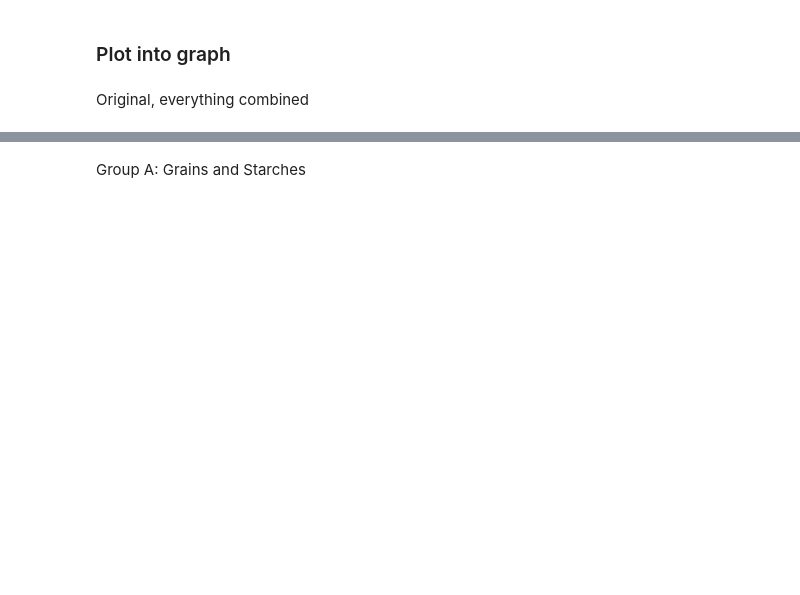
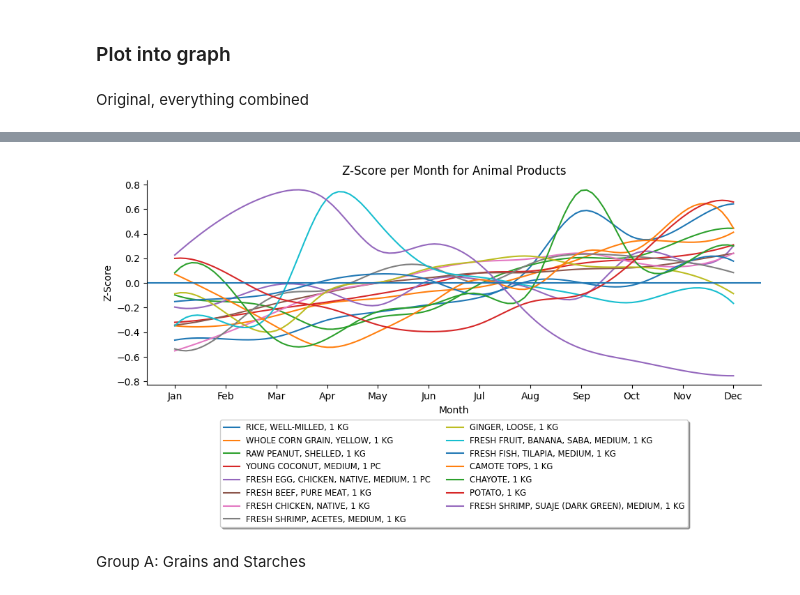
Before and after one commit to rue-22/cs132-group-two, a Jupyter notebook: EDA/EDAv1.ipynb, the cells around one changed output, grey strips where cells are left out. Drawn from its saved outputs; the diff is of its cells as text; code cells hidden in the pictures; blank space fills up the shorter version.

```diff
--- a/EDA/EDAv1.ipynb
+++ b/EDA/EDAv1.ipynb
@@ -342,2 +330,62 @@ Dec: 0.084
+# %%
+from scipy.interpolate import splrep, splev
+
+def plot_sd_difference(seasonality_results, unique_crops):
+    plt.figure(figsize=(10, 6))
+
+    for result in seasonality_results:
+        crop = result['crop']
+        sd_diff = result['sigma_diff_from_overall_mean']
+        months = result['months']
+        # print(f"{crop}:")
+        # for i in range (12):
+        #     print(f"{months[i]}: {round(sd_diff[i],3)}")
+        if result['crop'] not in unique_crops:
+            continue
+
+        # convert month names to numerical values for interpolation
+        month_numbers = np.arange(1, 13)
+
+        # cubic spline interpolation
+        spline = splrep(month_numbers, sd_diff, k=3)
+        smooth_months = np.linspace(1, 12, 100)
+        smooth_sd_diff = splev(smooth_months, spline)
+
+        plt.plot(smooth_months, smooth_sd_diff, label=crop)
+        #plt.plot(month_numbers, sd_diff, 'o') #original points
+
+    ax = plt.gca()
+    ax.spines['top'].set_visible(False)
+    ax.spines['right'].set_visible(False)
+    plt.title('Z-Score per Month for Animal Products')
+    plt.xlabel('Month')
+    plt.ylabel('Z-Score')
+    plt.grid(False)
+    plt.xticks(np.arange(1, 13), ['Jan', 'Feb', 'Mar', 'Apr', 'May', 'Jun', 'Jul', 'Aug', 'Sep', 'Oct', 'Nov', 'Dec'])
+    plt.legend(loc='upper center', bbox_to_anchor=(0.5, -0.15), fancybox=True, shadow=True, ncol=2, fontsize='small')
+    plt.tight_layout(pad=2)
+    plt.axhline()
+    plt.show()
+
+unique_crops = ["RICE, WELL-MILLED, 1 KG",
+                "WHOLE CORN GRAIN, YELLOW, 1 KG",
+                "POTATO, 1 KG",
+                "RAW PEANUT, SHELLED, 1 KG",
+                "GINGER, LOOSE, 1 KG",
+                "CHAYOTE, 1 KG",
+                "CAMOTE TOPS, 1 KG",
+                "FRESH FRUIT, BANANA, SABA, MEDIUM, 1 KG",
+                "YOUNG COCONUT, MEDIUM, 1 PC",
+                "FRESH BEEF, PURE MEAT, 1 KG",
+                "FRESH EGG, CHICKEN, NATIVE, MEDIUM, 1 PC",
+                "FRESH CHICKEN, NATIVE, 1 KG",
+                "FRESH SHRIMP, SUAJE (DARK GREEN), MEDIUM, 1 KG",
+                "FRESH FISH, TILAPIA, MEDIUM, 1 KG",
+                "FRESH SHRIMP, ACETES, MEDIUM, 1 KG"
+            ]
+
+plot_sd_difference(seasonality_results, unique_crops)
+# %% [output]
+[figure, added]
 # %% [markdown]
 Group A: Grains and Starches
```
Also changed, not shown: parts of 18 cells of this notebook.
